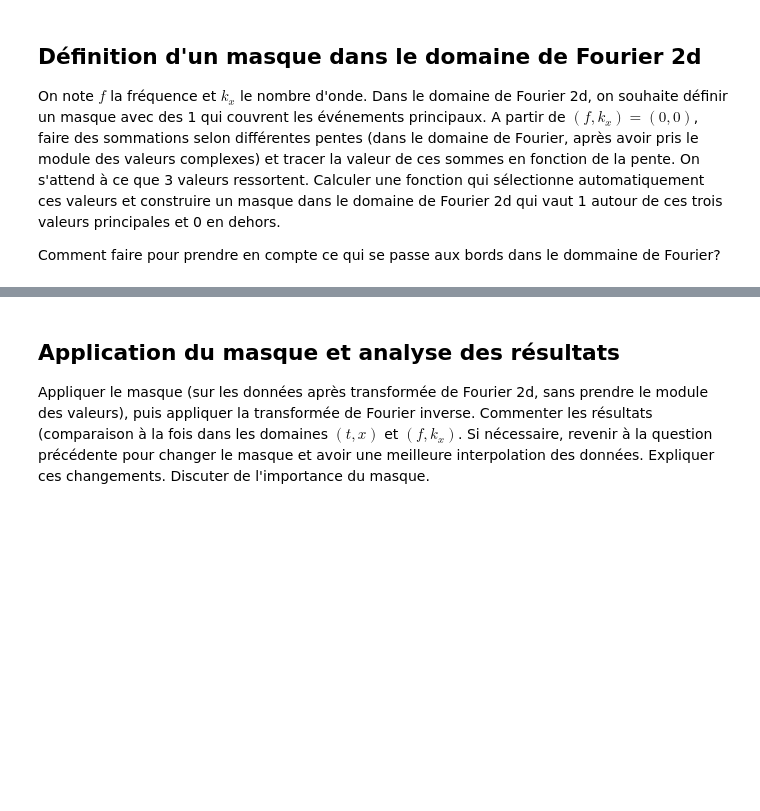
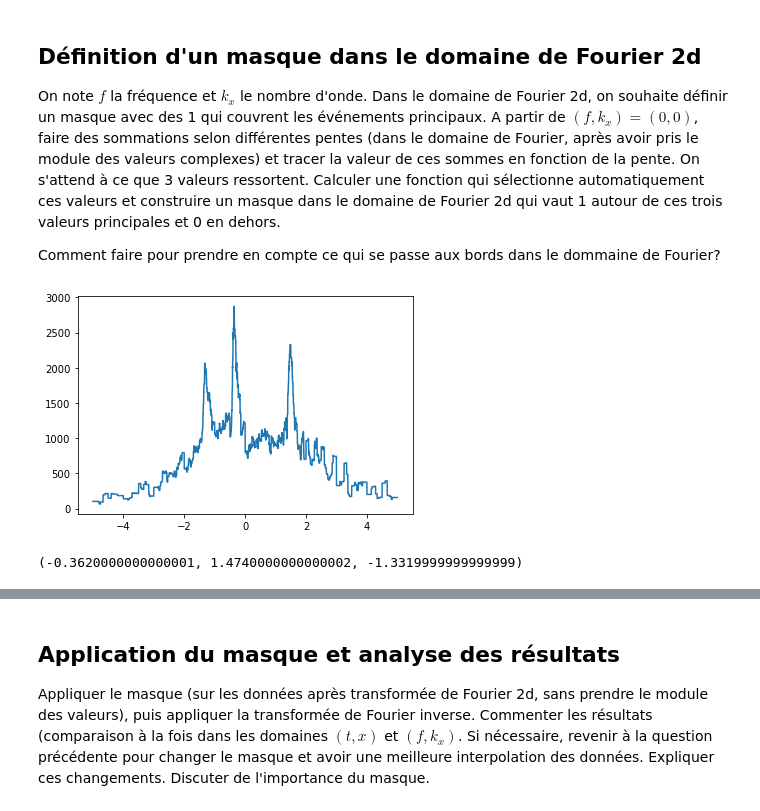
Before and after one commit to AlexiaALLAL/Mini-projet-traitement-signal-Alexia-Joris, a Jupyter notebook: mini_projet_groupe3.ipynb, the cells around one changed output, grey strips where cells are left out. Saved outputs shown, nothing was run; the diff lists cells and outputs as text; code cells hidden in the pictures; blank space fills up the shorter version.

Commit message:
code de la partie 2 qui fonctionne !

```diff
--- a/mini_projet_groupe3.ipynb
+++ b/mini_projet_groupe3.ipynb
@@ -264,3 +277,64 @@ Remarques :
 On note $f$ la fréquence et $k_x$ le nombre d'onde. Dans le domaine de Fourier 2d, on souhaite définir un masque avec des 1 qui couvrent les événements principaux. A partir de $(f,k_x)=(0,0)$, faire des sommations selon différentes pentes (dans le domaine de Fourier, après avoir pris le module des valeurs complexes) et tracer la valeur de ces sommes en fonction de la pente. On s'attend à ce que 3 valeurs ressortent. Calculer une fonction qui sélectionne automatiquement ces valeurs et construire un masque dans le domaine de Fourier 2d qui vaut 1 autour de ces trois valeurs principales et 0 en dehors.
 
 Comment faire pour prendre en compte ce qui se passe aux bords dans le dommaine de Fourier?
+# %%
+def somme_sur_une_pente(ft,a): #pente alpha=f/k
+    S=0
+    n,m=np.shape(ft)
+    if a>0: #on part d'en haut à gauche
+        i=0
+        while i<n and int(a*i)<m :
+            S+=ft[i,int(a*i)] #k=a*f sur la droite de pente a
+            i+=1
+
+    else : #on part d'en haut à gauche
+        i=0
+        while i<n and int(a*i+m-1)>0:
+            S+=ft[i,int(a*i+m-1)] #k=a*(f-(m-1))
+            i+=1
+    return S
+
+def tracer_somme_en_fonction_de_la_pente(ft,n,amin,amax):
+    A=[amin+(amax-amin)*k/n for k in range(n)]
+    Y=[somme_sur_une_pente(ft,a) for a in A]
+    plt.plot(A,Y)
+    plt.show()
+
+tracer_somme_en_fonction_de_la_pente(ft,5000,-5,5)
+# %% [output]
+[figure, added]
+# %%
+def selection_3_max(ft,n,amin,amax,epsilon=0.3):
+    A=[amin+(amax-amin)*k/n for k in range(n)]
+    Y=[somme_sur_une_pente(ft,a) for a in A]
+    #plt.plot(A,Y)
+    #plt.show()
+    #on trouve le premier max
+    imax1=np.argmax(Y)
+    #print(A[imax1])
+    #on met les valeurs à zéro aux alentours de ce maximum
+    nb_valeurs_nulles=int(n*epsilon/(amax-amin))
+    for k in range(nb_valeurs_nulles):
+        Y[imax1+k]=0
+        Y[imax1-k]=0
+    #plt.plot(A,Y)
+    #plt.show()
+    #on cherche le deuxième max
+    imax2=np.argmax(Y)
+    #print(A[imax2])
+    #on met les valeurs à zéro aux alentours de ce maximum
+    nb_valeurs_nulles=int(n*epsilon/(amax-amin))
+    for k in range(nb_valeurs_nulles):
+        Y[imax2+k]=0
+        Y[imax2-k]=0
+    #plt.plot(A,Y)
+    #plt.show()
+    #on cherche le dernier max
+    imax3=np.argmax(Y)
+    #print(A[imax3])
+    return A[imax1],A[imax2],A[imax3]
+
+
+selection_3_max(ft,5000,-5,5)
+# %% [output]
+(-0.3620000000000001, 1.4740000000000002, -1.3319999999999999)
```
Also changed, not shown: parts of 11 cells of this notebook.
